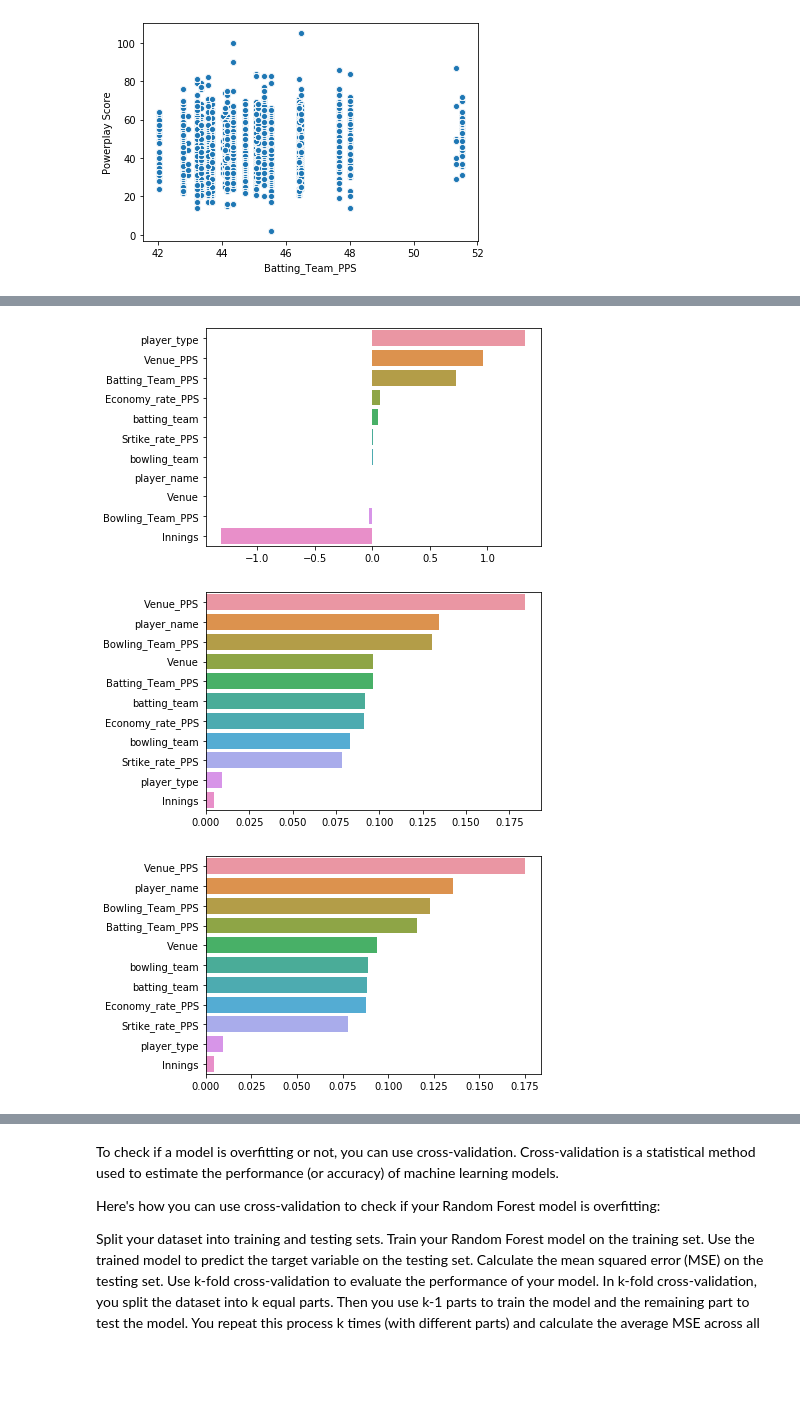
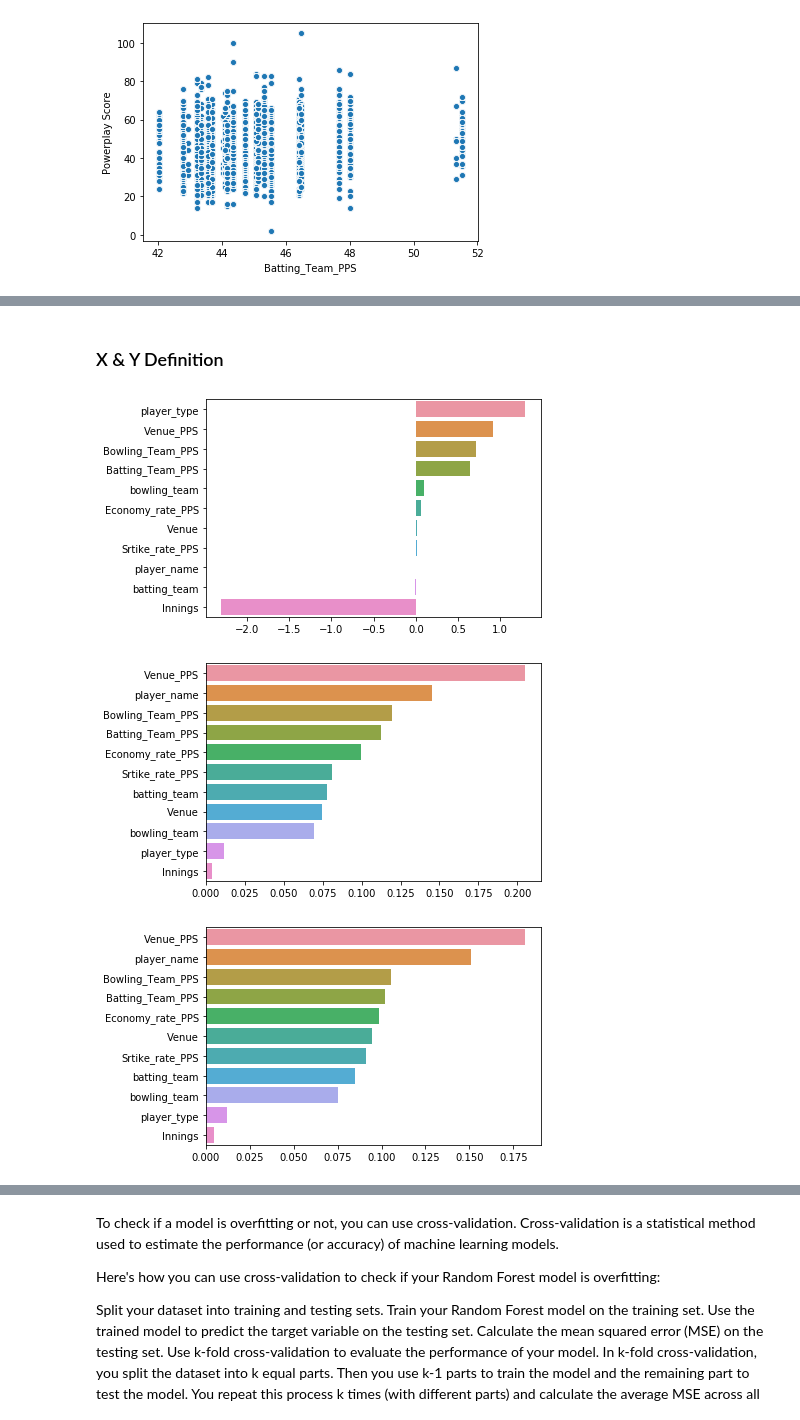
Before and after one commit to SawonBhattacharya/IIT_IPL_ANALYSIS, a Jupyter notebook: IIT_COMP_EDA_FEAT_ENGG_MODELLING.ipynb, the cells around one changed output, grey strips where cells are left out. Saved outputs shown, nothing was run; the diff lists cells and outputs as text; code cells hidden in the pictures; blank space fills up the shorter version.

Commit message:
Regression Modelling Applied

```diff
--- a/IIT_COMP_EDA_FEAT_ENGG_MODELLING.ipynb
+++ b/IIT_COMP_EDA_FEAT_ENGG_MODELLING.ipynb
@@ -729,2 +743,6 @@ final_train_df_features_=final_train_df_features[['ID', 'Innings','Powerplay Sco
+# %%
+final_train_df_features_['Batting_Team_PPS'] = final_train_df_features_.apply(lambda x: batting_team_pps_dict.get(x['batting_team'],{}).get(x['Innings'],-1), axis=1)
+# %%
+final_train_df_features_['Bowling_Team_PPS'] = final_train_df_features_.apply(lambda x: bowling_team_pps_dict.get(x['bowling_team'],{}).get(x['Innings'],-1), axis=1)
 # %%
 final_train_df_features_['Srtike_rate_PPS'] = final_train_df_features_.apply(lambda x: batter_strike_rt_dict.get(x['player_name'],{}).get(x['Innings'],-1), axis=1)
@@ -861,0 +883,21 @@ final_train_df_features_importance = final_train_df_features_eda[num_cols]
+# %%
+max_scr=final_train_df_features_eda['Powerplay Score'].max()
+min_scr=final_train_df_features_eda['Powerplay Score'].min()
+print(min_scr,min_scr+25,min_scr+50,min_scr+75,max_scr)
+
+final_train_df_features_eda['powerplay_score_cat'] = pd.cut(final_train_df_features_eda['Powerplay Score'],
+                                                           bins=[0,min_scr+20,min_scr+40,min_scr+60,min_scr+80,max_scr],
+                                                           labels=['Very Low', 'Low', 'Moderate', 'High', 'Very High'])
+
+# Split the data into training and testing sets based on powerplay score category
+train_data, test_data = train_test_split(final_train_df_features_eda, test_size=0.2, stratify=final_train_df_features_eda['powerplay_score_cat'])
+
+train_data.to_csv('data/intermediate_data/train_data_IPL.csv',index=False)
+
+test_data.to_csv('data/intermediate_data/validation_data_IPL.csv',index=False)
+
+
+# Separate the target variable and the feature variables
+
+
+sns.countplot(x='powerplay_score_cat', data=final_train_df_features_eda)
@@ -862,28 +908,25 @@ final_train_df_features_importance = final_train_df_features_eda[num_cols]
+# %% [markdown]
+### X & Y Definition
+# %%
+X = train_data.drop(['Powerplay Score','powerplay_score_cat'], axis=1)
+y = train_data['Powerplay Score']
 # %%
-from sklearn.linear_model import LinearRegression
 
-# Separate the target variable and the feature variables
-X = final_train_df_features_eda.drop(['Powerplay Score'], axis=1)
-y = final_train_df_features_eda['Powerplay Score']
 
 # Train a Linear Regression model
 lin_reg = LinearRegression()
 lin_reg.fit(X, y)
 
 # Get the feature importance scores
 feat_imp = pd.Series(lin_reg.coef_, index=X.columns).sort_values(ascending=False)
 
 # Plot the feature importance scores
 sns.barplot(x=feat_imp, y=feat_imp.index)
 plt.show()
 # %% [output]
-[figure, old version]
+[figure, new version]
 # %%
-from sklearn.tree import DecisionTreeRegressor
 
-# Separate the target variable and the feature variables
-X = final_train_df_features_eda.drop(['Powerplay Score'], axis=1)
-y = final_train_df_features_eda['Powerplay Score']
 
 # Train a Decision Tree Regression model
 dt_reg = DecisionTreeRegressor()
@@ -896,14 +939,8 @@ feat_imp = pd.Series(dt_reg.feature_importances_, index=X.columns).sort_values(a
 sns.barplot(x=feat_imp, y=feat_imp.index)
 plt.show()
 # %% [output]
-[figure, old version]
+[figure, new version]
 # %%
-from sklearn.ensemble import RandomForestRegressor
-
-# Separate the target variable and the feature variables
-X = final_train_df_features_eda.drop(['Powerplay Score'], axis=1)
-y = final_train_df_features_eda['Powerplay Score']
-
 # Train a Random Forest Regression model
 rf_reg = RandomForestRegressor()
 rf_reg.fit(X, y)
@@ -915,5 +952,5 @@ feat_imp = pd.Series(rf_reg.feature_importances_, index=X.columns).sort_values(a
 sns.barplot(x=feat_imp, y=feat_imp.index)
 plt.show()
 # %% [output]
-[figure, old version]
+[figure, new version]
 # %%
```
Also changed, not shown: parts of 76 cells of this notebook.
